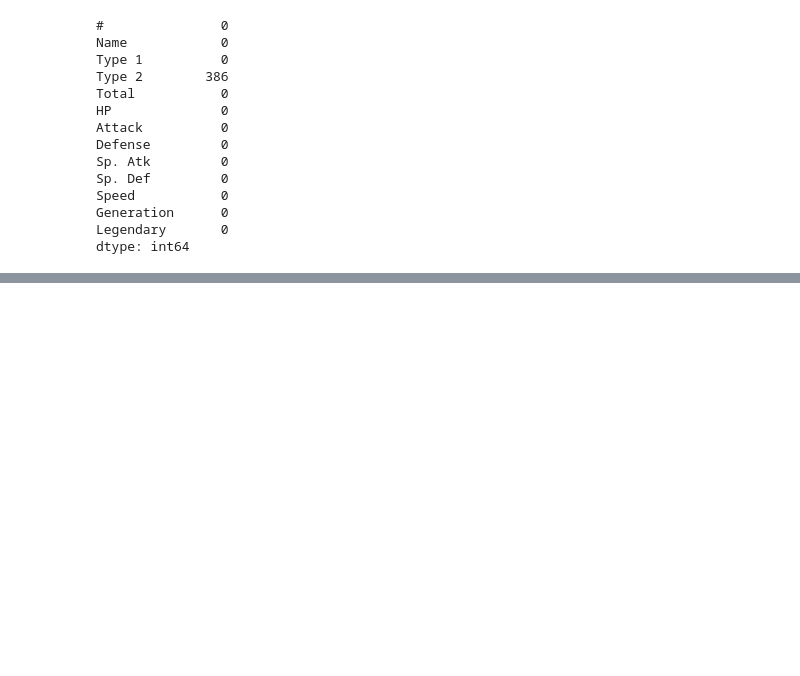
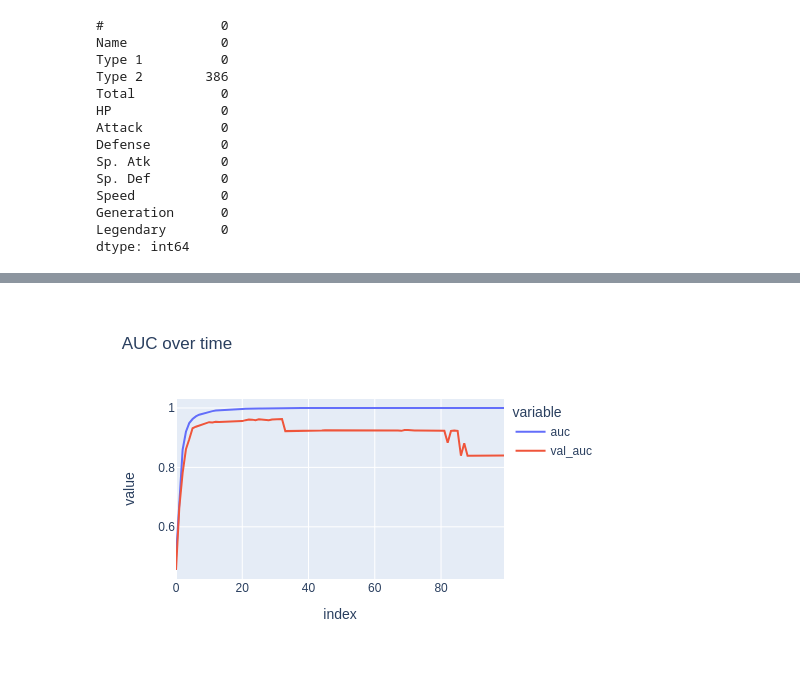
Before and after one commit to oleg-ggmon/data-analysis-project, a Jupyter notebook: poke_jupyter.ipynb, the cells around one changed output, grey strips where cells are left out. Saved outputs shown, nothing was run; the diff lists cells and outputs as text; code cells hidden in the pictures; blank space fills up the shorter version.

```diff
--- a/poke_jupyter.ipynb
+++ b/poke_jupyter.ipynb
@@ -89,0 +439,10 @@ dtype: int64
+# %%
+fig_auc = px.line(
+    history.history,
+    y=['auc', 'val_auc'],
+    labels={'x': 'Epoch', 'y': 'AUC'},
+    title="AUC over time"
+)
+fig_auc.show()
+# %% [output]
+[figure, added]
```
Also changed, not shown: parts of 29 cells of this notebook, 1 other file.
